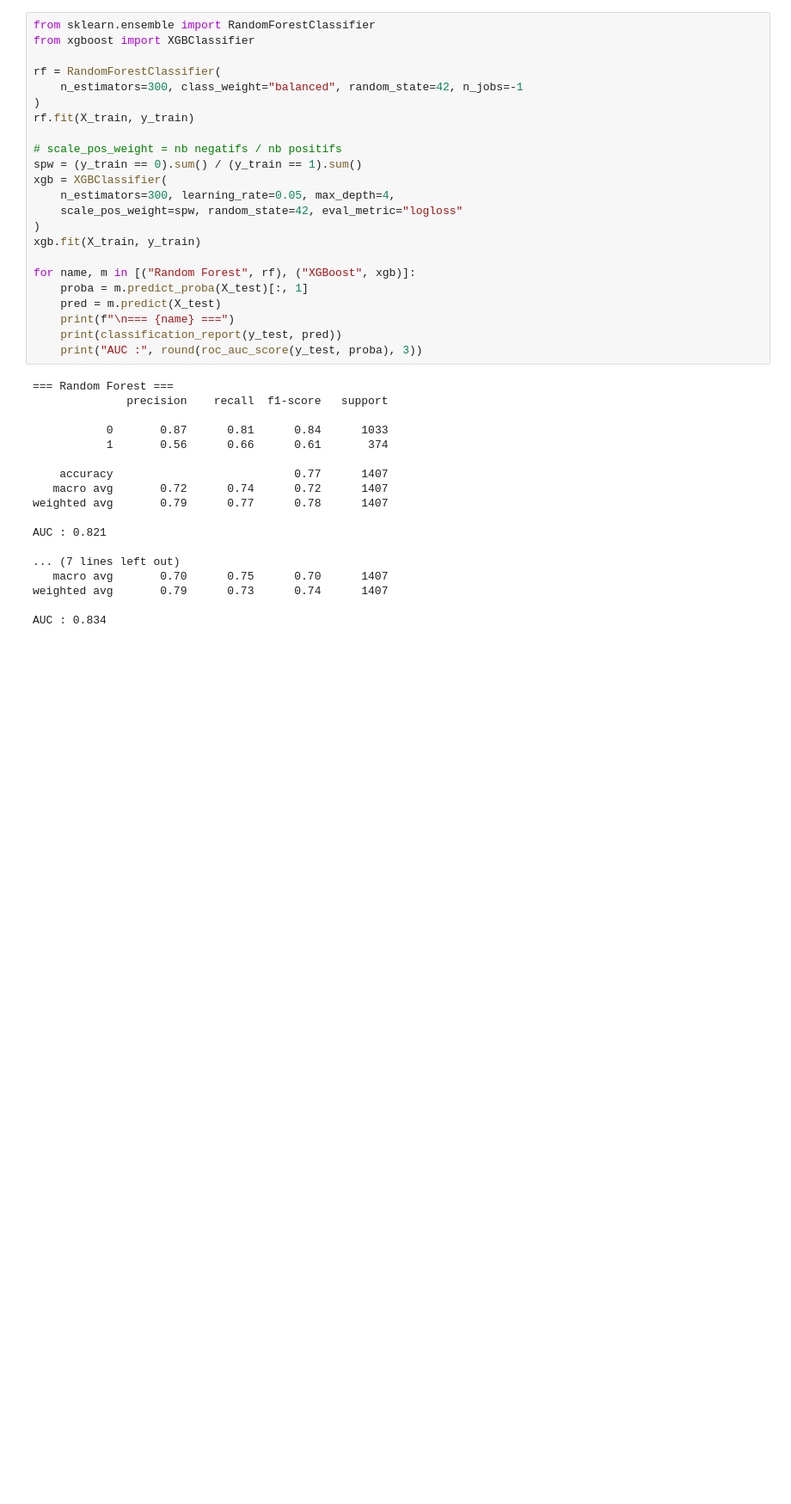
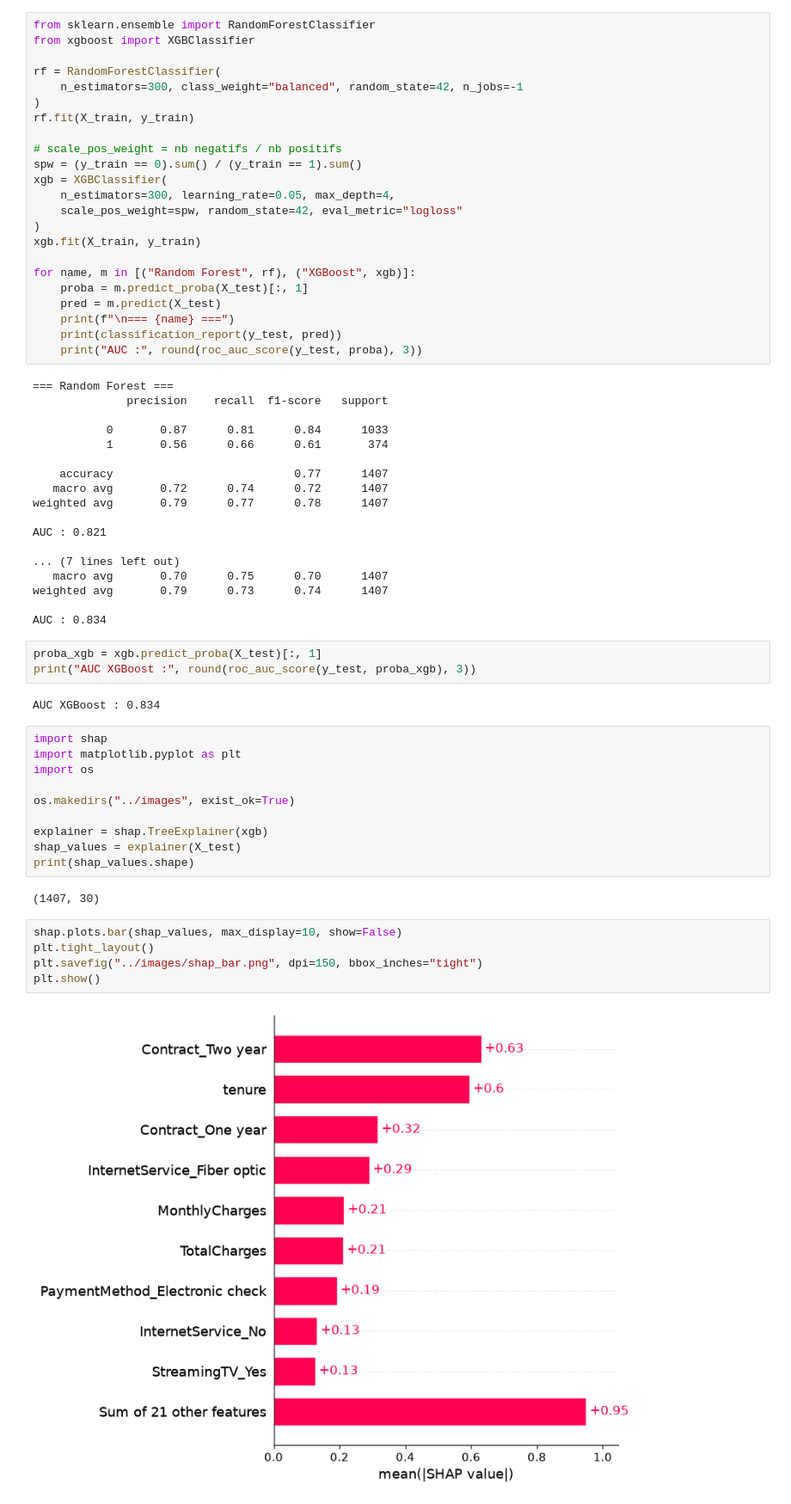
Before and after one commit to Rajae2002/churn-prediction, a Jupyter notebook: notebooks/02_modelisation.ipynb, the cells around one changed output. Shown at 86% size. Saved outputs shown, nothing was run; the diff lists cells and outputs as text; blank space fills up the shorter version.

Commit message:
Étape 4 : explication du modèle avec SHAP

```diff
--- a/notebooks/02_modelisation.ipynb
+++ b/notebooks/02_modelisation.ipynb
@@ -103,3 +103,27 @@ AUC : 0.821
 weighted avg       0.79      0.73      0.74      1407
 
 AUC : 0.834
+# %%
+proba_xgb = xgb.predict_proba(X_test)[:, 1]
+print("AUC XGBoost :", round(roc_auc_score(y_test, proba_xgb), 3))
+# %% [output]
+AUC XGBoost : 0.834
+# %%
+import shap
+import matplotlib.pyplot as plt
+import os
+
+os.makedirs("../images", exist_ok=True)
+
+explainer = shap.TreeExplainer(xgb)
+shap_values = explainer(X_test)
+print(shap_values.shape)
+# %% [output]
+(1407, 30)
+# %%
+shap.plots.bar(shap_values, max_display=10, show=False)
+plt.tight_layout()
+plt.savefig("../images/shap_bar.png", dpi=150, bbox_inches="tight")
+plt.show()
+# %% [output]
+[figure, added]
```
Also changed, not shown: parts of 2 cells of this notebook, 3 other files.
